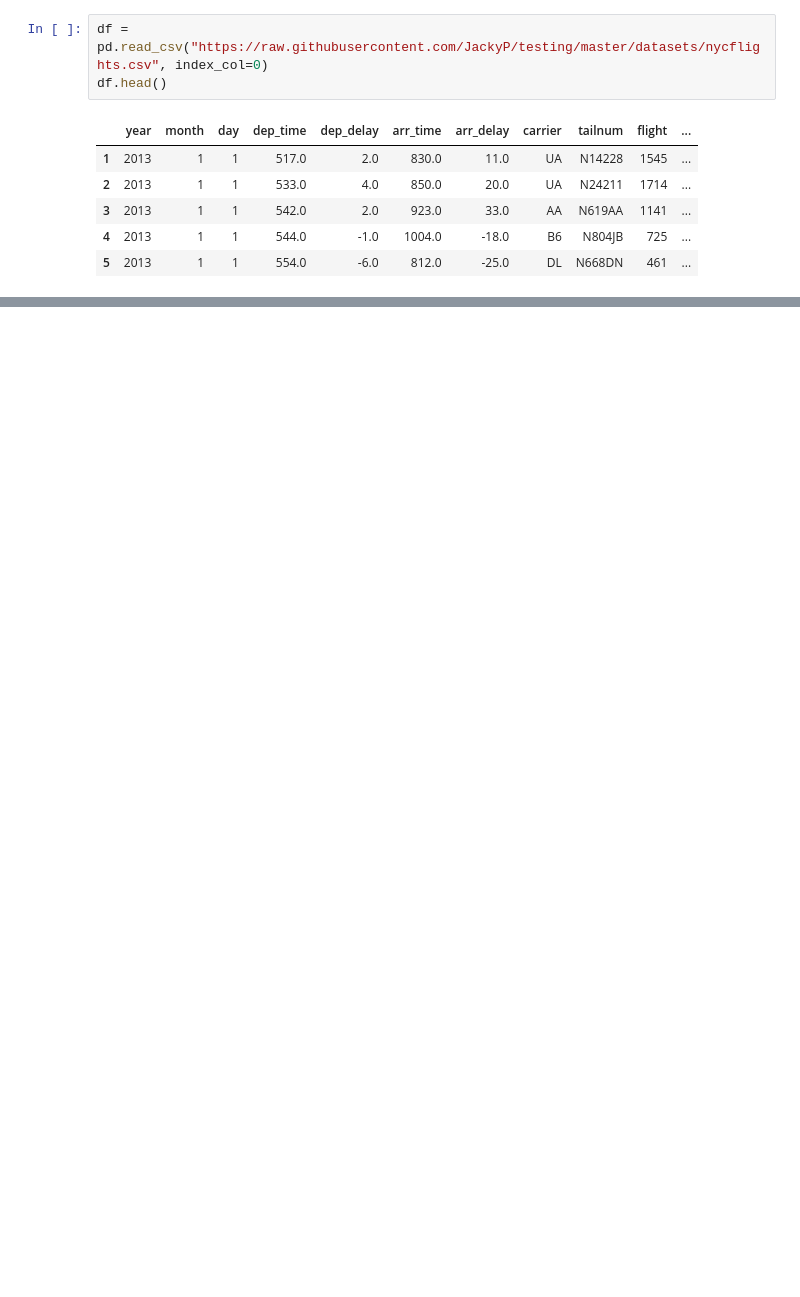
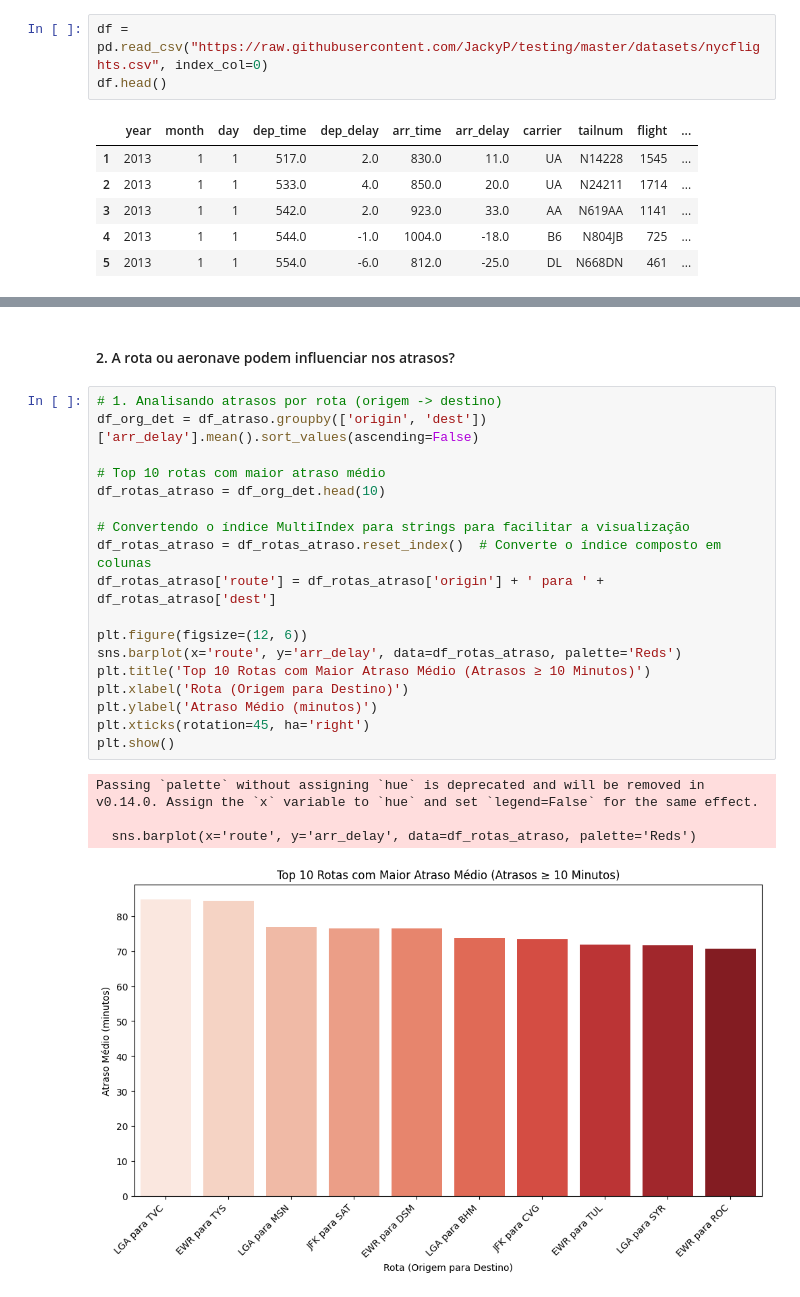
Before and after one commit to gcantagesso/ds29_proejeto2, a Jupyter notebook: notebook_analise_projeto2.ipynb, the cells around one changed output, grey strips where cells are left out. Drawn from its saved outputs; the diff is of its cells as text; blank space fills up the shorter version.

```diff
--- a/notebook_analise_projeto2.ipynb
+++ b/notebook_analise_projeto2.ipynb
@@ -12,0 +100,25 @@ df.head()
+# %% [markdown]
+#### 2. A rota ou aeronave podem influenciar nos atrasos?
+# %%
+# 1. Analisando atrasos por rota (origem -> destino)
+df_org_det = df_atraso.groupby(['origin', 'dest'])['arr_delay'].mean().sort_values(ascending=False)
+
+# Top 10 rotas com maior atraso médio
+df_rotas_atraso = df_org_det.head(10)
+
+# Convertendo o índice MultiIndex para strings para facilitar a visualização
+df_rotas_atraso = df_rotas_atraso.reset_index()  # Converte o índice composto em colunas
+df_rotas_atraso['route'] = df_rotas_atraso['origin'] + ' para ' + df_rotas_atraso['dest']
+
+plt.figure(figsize=(12, 6))
+sns.barplot(x='route', y='arr_delay', data=df_rotas_atraso, palette='Reds')
+plt.title('Top 10 Rotas com Maior Atraso Médio (Atrasos ≥ 10 Minutos)')
+plt.xlabel('Rota (Origem para Destino)')
+plt.ylabel('Atraso Médio (minutos)')
+plt.xticks(rotation=45, ha='right')
+plt.show()
+# %% [output]
+Passing `palette` without assigning `hue` is deprecated and will be removed in v0.14.0. Assign the `x` variable to `hue` and set `legend=False` for the same effect.
+
+  sns.barplot(x='route', y='arr_delay', data=df_rotas_atraso, palette='Reds')
+[figure, added]
```
Also changed, not shown: parts of 15 cells of this notebook.
